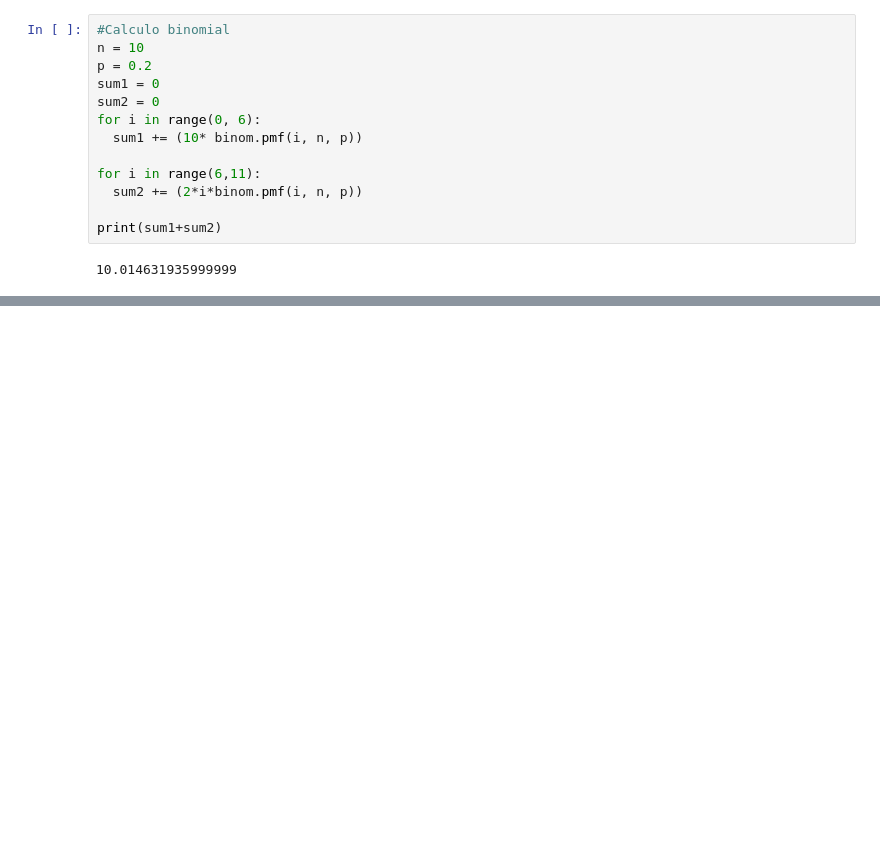
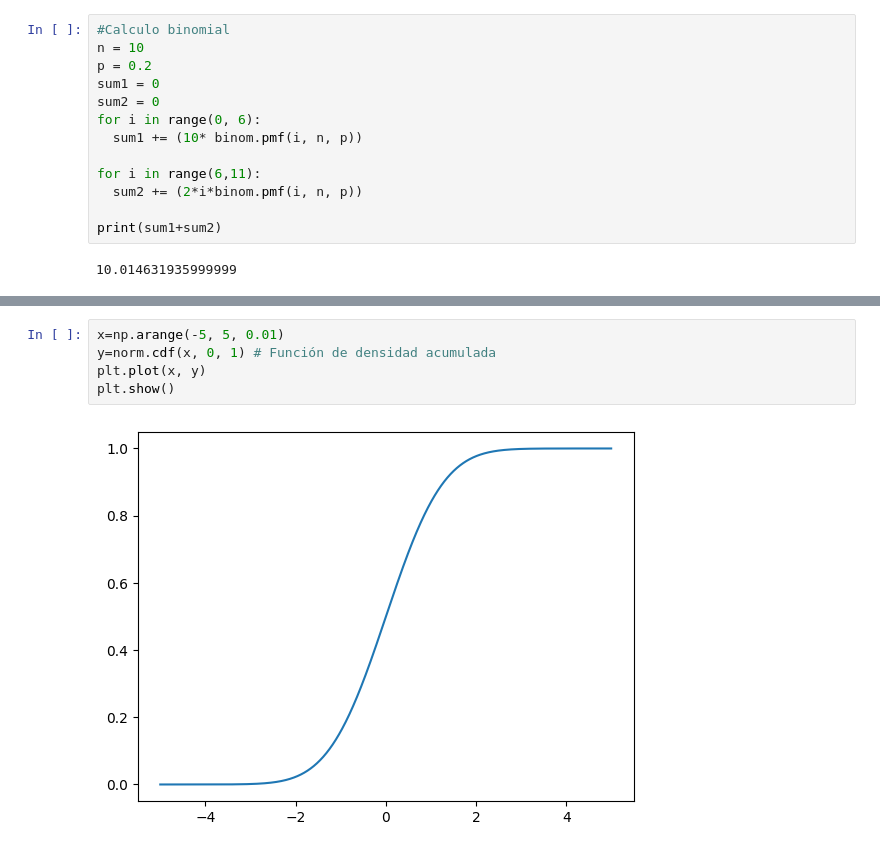
Before and after one commit to BrajanNieto/stats-prob-py, a Jupyter notebook: 01. Ex-Probability.ipynb, the cells around one changed output, grey strips where cells are left out. Cells and saved outputs as stored; diff of their text form; blank space fills up the shorter version.

```diff
--- a/01. Ex-Probability.ipynb
+++ b/01. Ex-Probability.ipynb
@@ -390,0 +410,7 @@ print(sum1+sum2)
+# %%
+x=np.arange(-5, 5, 0.01)
+y=norm.cdf(x, 0, 1) # Función de densidad acumulada
+plt.plot(x, y)
+plt.show()
+# %% [output]
+[figure, added]
```
Also changed, not shown: parts of 57 cells of this notebook.
